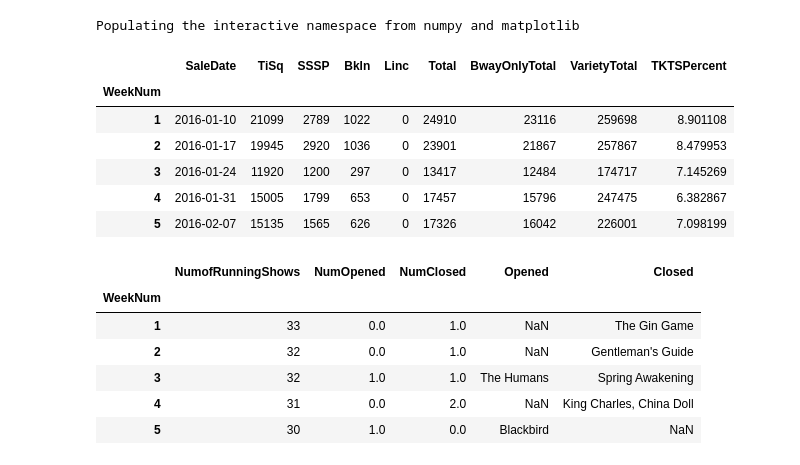
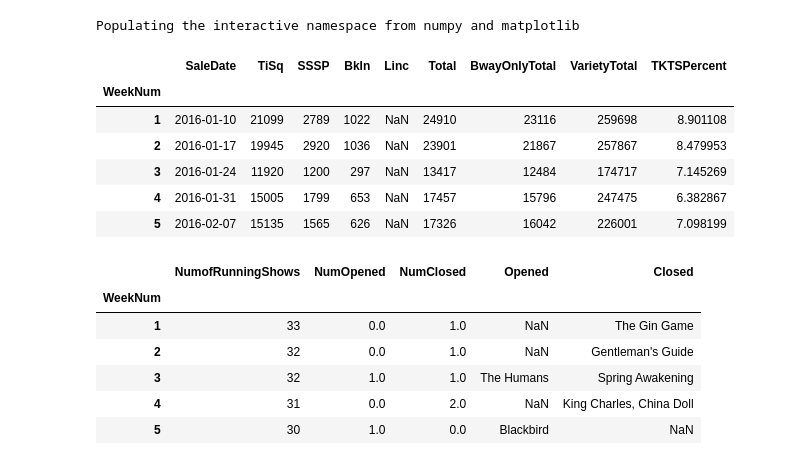
Before and after one commit to Jvcalin/Springboard-Data-Science-Intensive-Capstone-Project, a Jupyter notebook: TKTS_Sales_Data.ipynb, the cells around one changed output. Cells and saved outputs as stored; diff of their text form; code cells hidden in the pictures.

```diff
--- a/TKTS_Sales_Data.ipynb
+++ b/TKTS_Sales_Data.ipynb
@@ -11,21 +16,21 @@ Populating the interactive namespace from numpy and matplotlib
 # %%
 #Get TKTS Sales
 #This file contains sales per week, split into the four booths for the year 2016
 #Note: Linc booth did not open until late 2016
 tktsSales = pd.DataFrame.from_csv('data/private/tktssalescombined.csv',index_col=None)
 tktsSales['SaleDate'] = pd.to_datetime(tktsSales['SaleDate'])
 tktsSales['TKTSPercent'] = tktsSales.BwayOnlyTotal / tktsSales.VarietyTotal * 100
-tktsSales['Linc'] = tktsSales.Linc.fillna(0)
+#tktsSales['Linc'] = tktsSales.Linc.fillna(0)
 tktsSales = tktsSales.set_index('WeekNum')
 tktsSales.head()
 # %% [output]
 |  | SaleDate | TiSq | SSSP | Bkln | Linc | Total | BwayOnlyTotal | VarietyTotal | TKTSPercent |
 | WeekNum |  |  |  |  |  |  |  |  |  |
-| 1 | 2016-01-10 | 21099 | 2789 | 1022 | 0 | 24910 | 23116 | 259698 | 8.901108 |
-| 2 | 2016-01-17 | 19945 | 2920 | 1036 | 0 | 23901 | 21867 | 257867 | 8.479953 |
-| 3 | 2016-01-24 | 11920 | 1200 | 297 | 0 | 13417 | 12484 | 174717 | 7.145269 |
-| 4 | 2016-01-31 | 15005 | 1799 | 653 | 0 | 17457 | 15796 | 247475 | 6.382867 |
-| 5 | 2016-02-07 | 15135 | 1565 | 626 | 0 | 17326 | 16042 | 226001 | 7.098199 |
+| 1 | 2016-01-10 | 21099 | 2789 | 1022 | NaN | 24910 | 23116 | 259698 | 8.901108 |
+| 2 | 2016-01-17 | 19945 | 2920 | 1036 | NaN | 23901 | 21867 | 257867 | 8.479953 |
+| 3 | 2016-01-24 | 11920 | 1200 | 297 | NaN | 13417 | 12484 | 174717 | 7.145269 |
+| 4 | 2016-01-31 | 15005 | 1799 | 653 | NaN | 17457 | 15796 | 247475 | 6.382867 |
+| 5 | 2016-02-07 | 15135 | 1565 | 626 | NaN | 17326 | 16042 | 226001 | 7.098199 |
 # %%
 #Get The Running Tally of Shows Open During the Year
 openBroadwayShows = pd.DataFrame.from_csv('data/BroadwayShowsRunningTally.csv',index_col=None)
```
Also changed, not shown: parts of 53 cells of this notebook.
